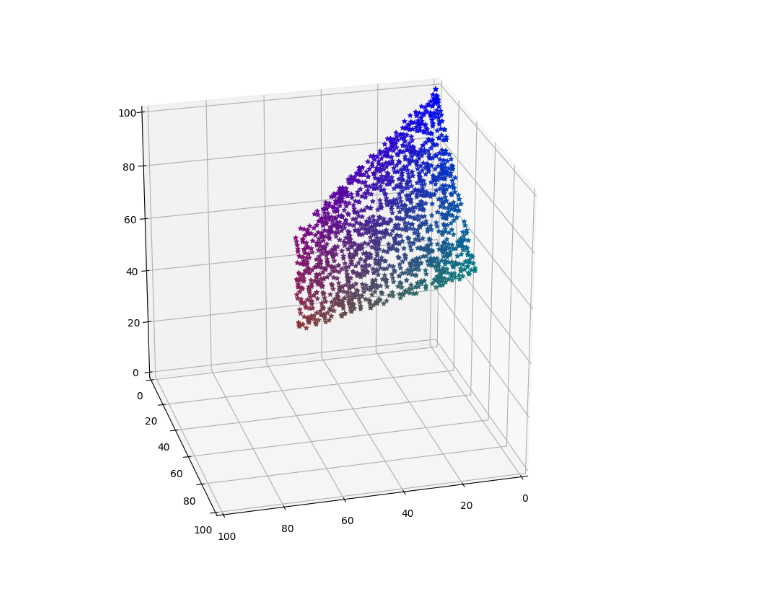
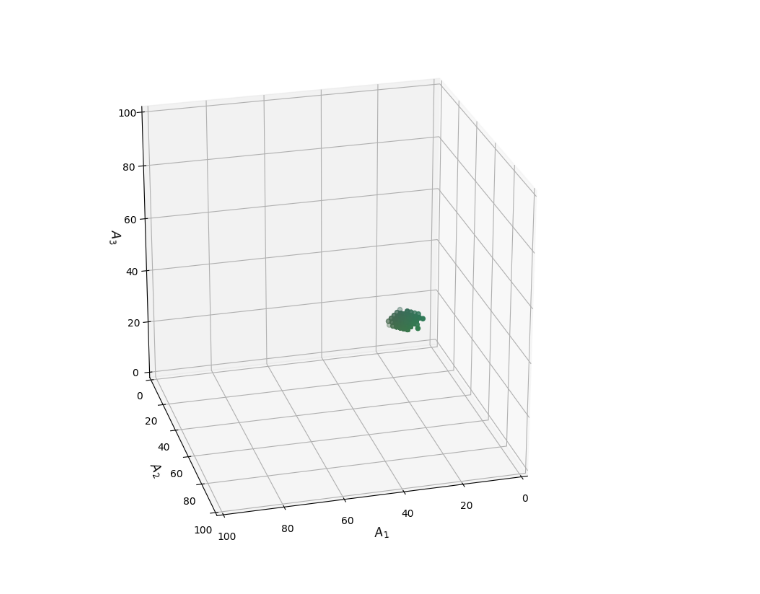
Before and after one commit to veltzerdoron/research, a Jupyter notebook: quantifiers/random.ipynb, the cells around one changed output. Cells and saved outputs as stored; diff of their text form; code cells hidden in the pictures.

```diff
--- a/quantifiers/random.ipynb
+++ b/quantifiers/random.ipynb
@@ -6,21 +24,29 @@ import matplotlib.pyplot as plt
+# %%
+def generate_permute(n=3, s=100, limits=[[10, 40], [40, 50], [30, 35]], m=1000):
+    if n == 0:
+        return []
+    min_array = []
+    max_array = []
+    for i, limit in zip(range(n), limits):
+        min_array += [i] * limit[0]
+        max_array += [i] * (limit[1] - limit[0])
+    return np.vstack([np.unique(np.concatenate([np.array(min_array), np.random.permutation(max_array)])[:s], return_counts=True)[1]
+                      for _ in range(m)])
 # %%
-def generate(n=4000):
-    uv = np.hstack([np.zeros([n, 1]), np.sort(np.random.rand(n, 2), axis=1),np.ones([n,1])])
-    return np.diff(uv, axis=1)
-
-a = generate()
-
 def plotter(a):
     fig = plt.figure(figsize=(10,10), dpi=100)
     ax = fig.add_subplot(projection='3d')
 
     # scatter the generated tripletes.
-    surf = ax.scatter(*zip(*a), marker='*', color=a / 100, alpha=0.9)
+    surf = ax.scatter(*zip(*a), marker='o', color=a / 100)
     ax.view_init(elev=25., azim=75)
-    lim = (0, 100); ax.set_xlim3d(*lim);ax.set_ylim3d(*lim);ax.set_zlim3d(*lim)
+
+    ax.set_xlabel('$A_1$', fontsize='large', fontweight='bold')
+    ax.set_ylabel('$A_2$', fontsize='large', fontweight='bold')
+    ax.set_zlabel('$A_3$', fontsize='large', fontweight='bold')
+    lim = (0, S); ax.set_xlim3d(*lim);ax.set_ylim3d(*lim);ax.set_zlim3d(*lim)
     plt.show()
-
-b = a[(a[:, 0] <= 1.5 * a[:, 1] + a[:, 2]) & (a[:, 1] <= (a[:, 2])),:] * 100
-plotter(b.astype(int))
-# %% [output]
-[figure, removed]
+# %%
+plotter(generate_permute())
+# %% [output]
+[figure, added]
```
Also changed, not shown: parts of 5 cells of this notebook, 8 other files.
